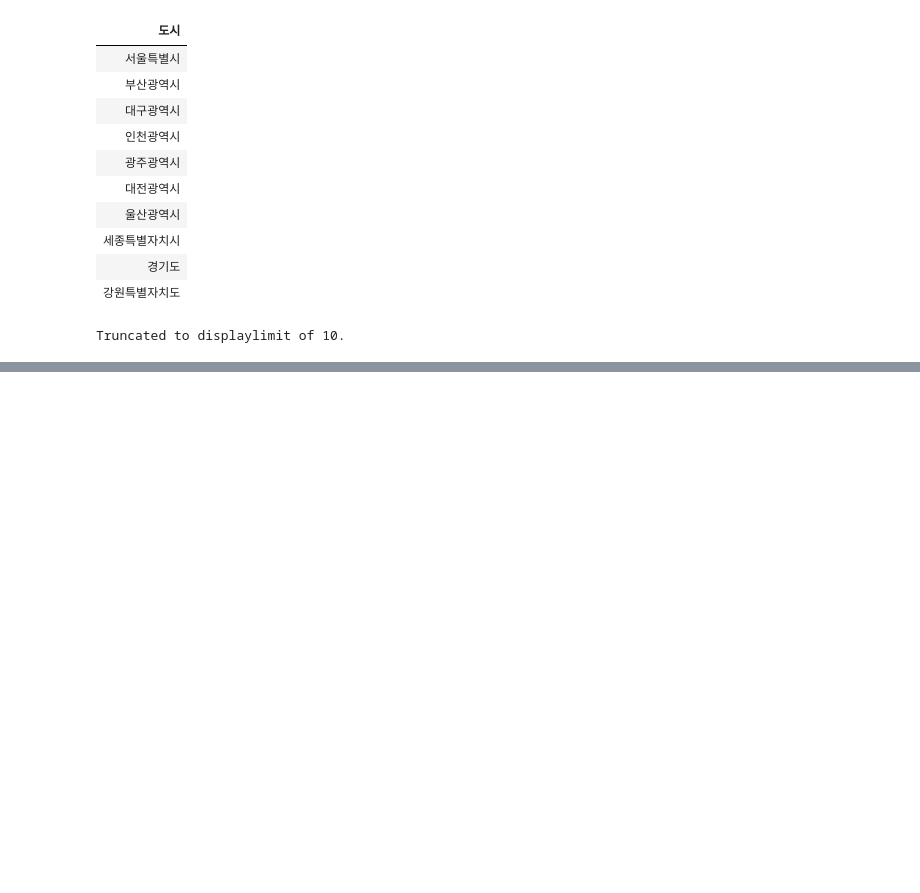
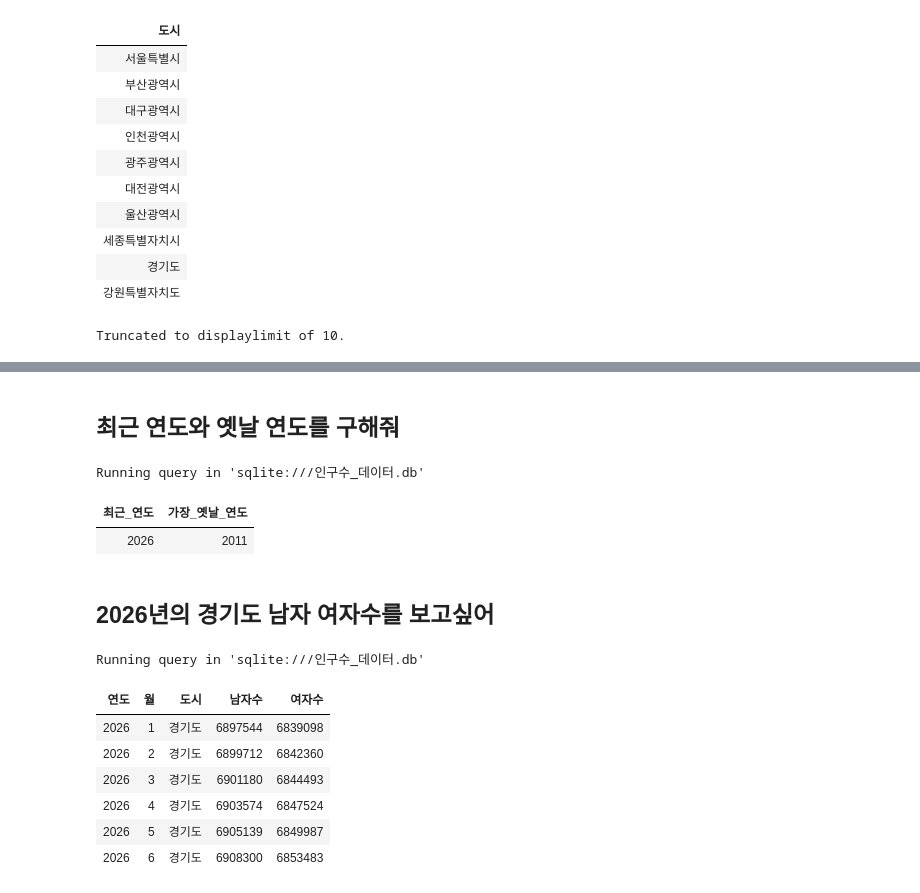
Before and after one commit to An0jin/Data_School_With_Ai, a Jupyter notebook: 초등학교 3~4학년 과정/SQL기초/인구수를 구해보자/main.ipynb, the cells around one changed output, grey strips where cells are left out. Drawn from its saved outputs; the diff is of its cells as text; code cells hidden in the pictures; blank space fills up the shorter version.

```diff
--- a/초등학교 3~4학년 과정/SQL기초/인구수를 구해보자/main.ipynb
+++ b/초등학교 3~4학년 과정/SQL기초/인구수를 구해보자/main.ipynb
@@ -82,0 +174,34 @@ Truncated to displaylimit of 10.
+# %% [markdown]
+## 최근 연도와 옛날 연도를 구해줘
+# %%
+%%sql
+SELECT
+    MAX(연도) AS 최근_연도,
+    MIN(연도) AS 가장_옛날_연도
+FROM 인구수_전처리;
+# %% [output]
+Running query in 'sqlite:///인구수_데이터.db'
+| 최근_연도 | 가장_옛날_연도 |
+| 2026 | 2011 |
+# %% [markdown]
+## 2026년의 경기도 남자 여자수를 보고싶어
+# %%
+%%sql
+SELECT
+    연도,
+    월,
+    도시,
+    남자수,
+    여자수
+FROM 인구수_전처리
+WHERE 연도 = 2026
+  AND 도시 = '경기도';
+# %% [output]
+Running query in 'sqlite:///인구수_데이터.db'
+| 연도 | 월 | 도시 | 남자수 | 여자수 |
+| 2026 | 1 | 경기도 | 6897544 | 6839098 |
+| 2026 | 2 | 경기도 | 6899712 | 6842360 |
+| 2026 | 3 | 경기도 | 6901180 | 6844493 |
+| 2026 | 4 | 경기도 | 6903574 | 6847524 |
+| 2026 | 5 | 경기도 | 6905139 | 6849987 |
+| 2026 | 6 | 경기도 | 6908300 | 6853483 |
```
Also changed, not shown: parts of 17 cells of this notebook, 6 other files.
